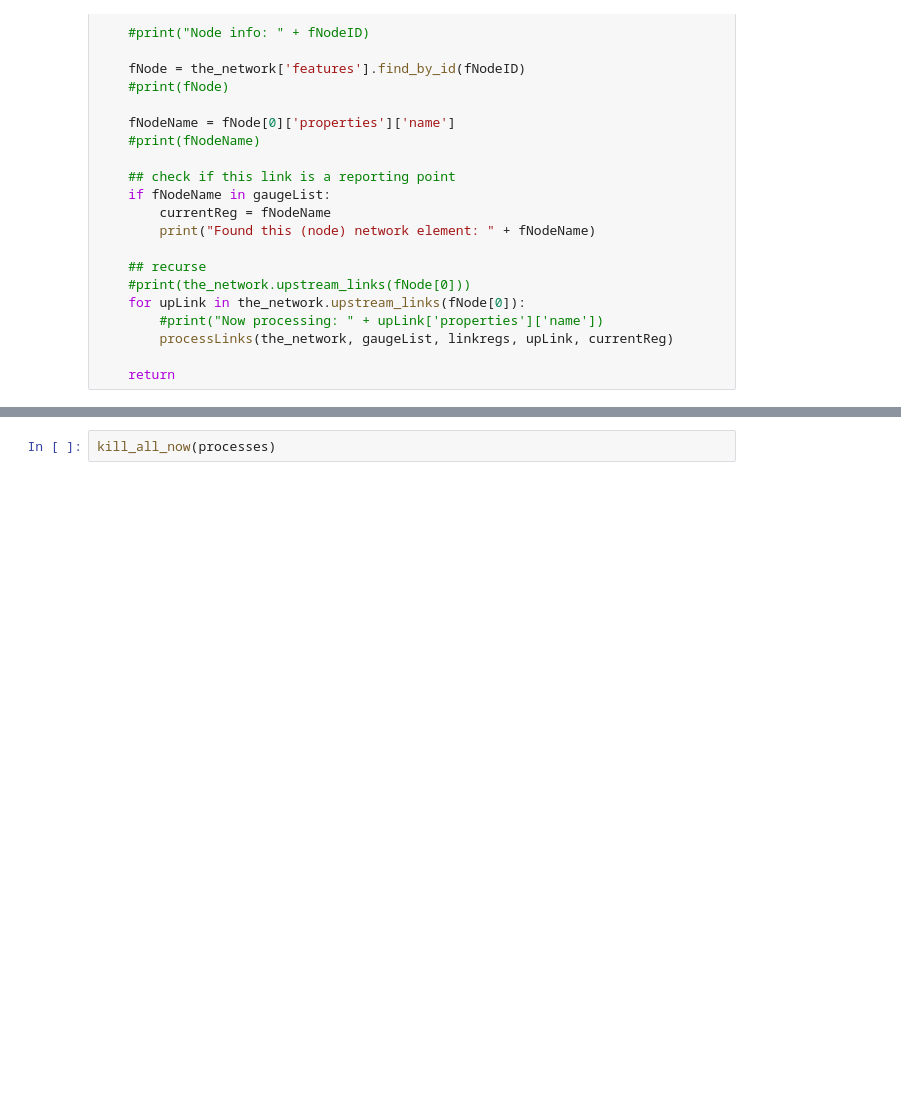
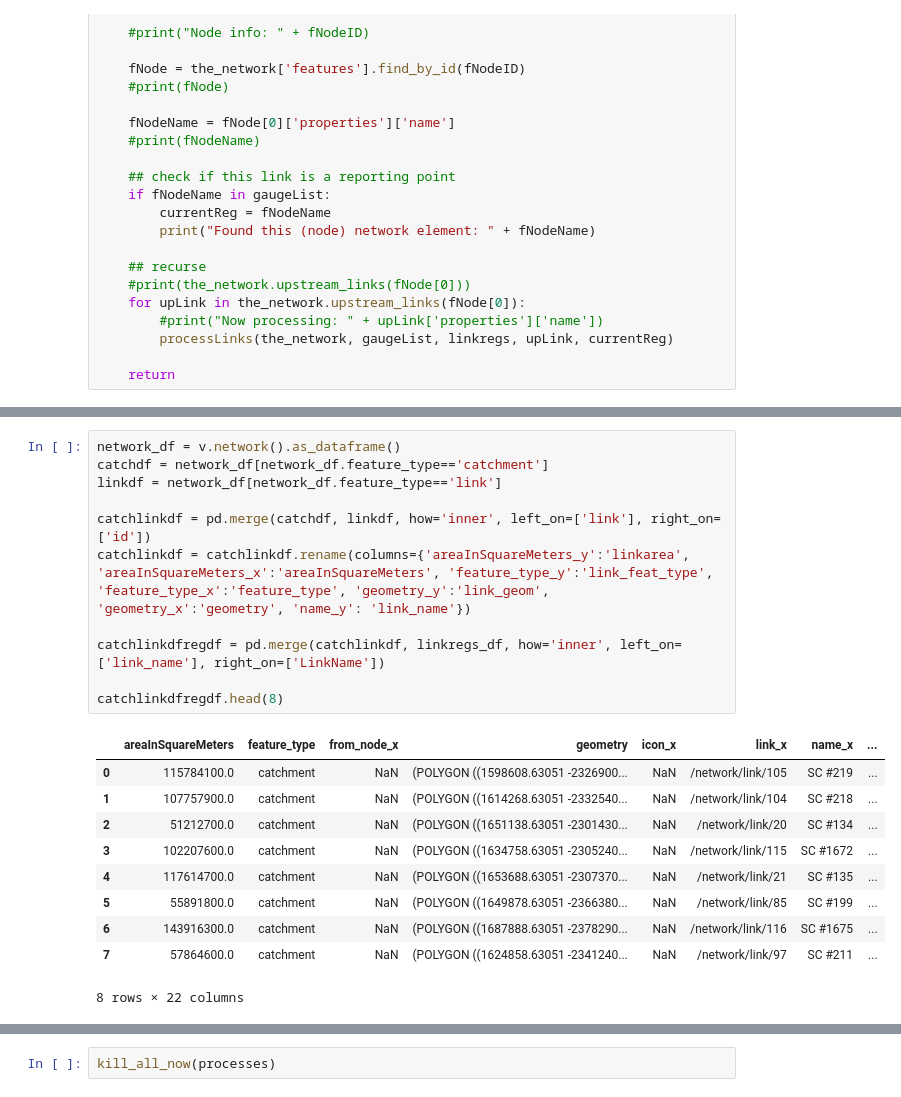
Before and after one commit to frbennett/reef_scripts, a Jupyter notebook: GBR/Examples/IdentifyContributingCatchments.ipynb, the cells around one changed output, grey strips where cells are left out. Saved outputs shown, nothing was run; the diff lists cells and outputs as text; blank space fills up the shorter version.

```diff
--- a/GBR/Examples/IdentifyContributingCatchments.ipynb
+++ b/GBR/Examples/IdentifyContributingCatchments.ipynb
@@ -167,0 +179,22 @@ linkregs
+# %%
+network_df = v.network().as_dataframe()
+catchdf = network_df[network_df.feature_type=='catchment']
+linkdf = network_df[network_df.feature_type=='link']
+
+catchlinkdf = pd.merge(catchdf, linkdf, how='inner', left_on=['link'], right_on=['id'])
+catchlinkdf = catchlinkdf.rename(columns={'areaInSquareMeters_y':'linkarea', 'areaInSquareMeters_x':'areaInSquareMeters', 'feature_type_y':'link_feat_type', 'feature_type_x':'feature_type', 'geometry_y':'link_geom', 'geometry_x':'geometry', 'name_y': 'link_name'})
+
+catchlinkdfregdf = pd.merge(catchlinkdf, linkregs_df, how='inner', left_on=['link_name'], right_on=['LinkName'])
+
+catchlinkdfregdf.head(8)
+# %% [output]
+|  | areaInSquareMeters | feature_type | from_node_x | geometry | icon_x | link_x | name_x | ... |
+| 0 | 115784100.0 | catchment | NaN | (POLYGON ((1598608.63051 -2326900... | NaN | /network/link/105 | SC #219 | ... |
+| 1 | 107757900.0 | catchment | NaN | (POLYGON ((1614268.63051 -2332540... | NaN | /network/link/104 | SC #218 | ... |
+| 2 | 51212700.0 | catchment | NaN | (POLYGON ((1651138.63051 -2301430... | NaN | /network/link/20 | SC #134 | ... |
+| 3 | 102207600.0 | catchment | NaN | (POLYGON ((1634758.63051 -2305240... | NaN | /network/link/115 | SC #1672 | ... |
+| 4 | 117614700.0 | catchment | NaN | (POLYGON ((1653688.63051 -2307370... | NaN | /network/link/21 | SC #135 | ... |
+| 5 | 55891800.0 | catchment | NaN | (POLYGON ((1649878.63051 -2366380... | NaN | /network/link/85 | SC #199 | ... |
+| 6 | 143916300.0 | catchment | NaN | (POLYGON ((1687888.63051 -2378290... | NaN | /network/link/116 | SC #1675 | ... |
+| 7 | 57864600.0 | catchment | NaN | (POLYGON ((1624858.63051 -2341240... | NaN | /network/link/97 | SC #211 | ... |
+8 rows × 22 columns
```
Also changed, not shown: parts of 7 cells of this notebook.
